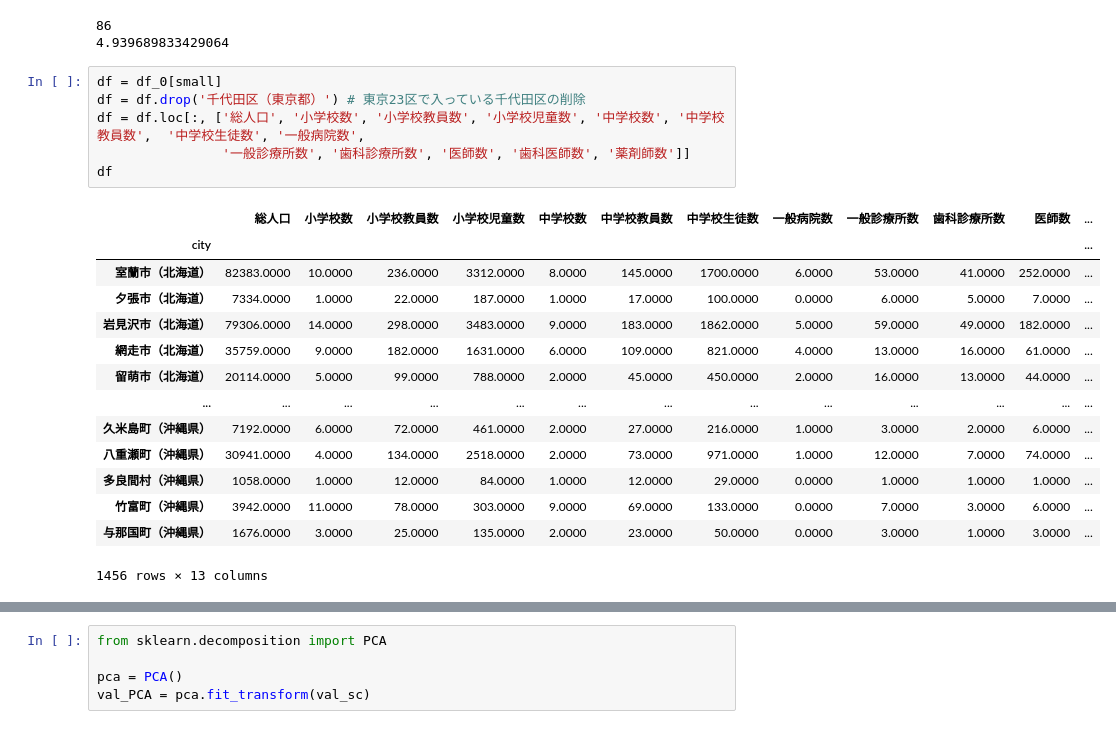
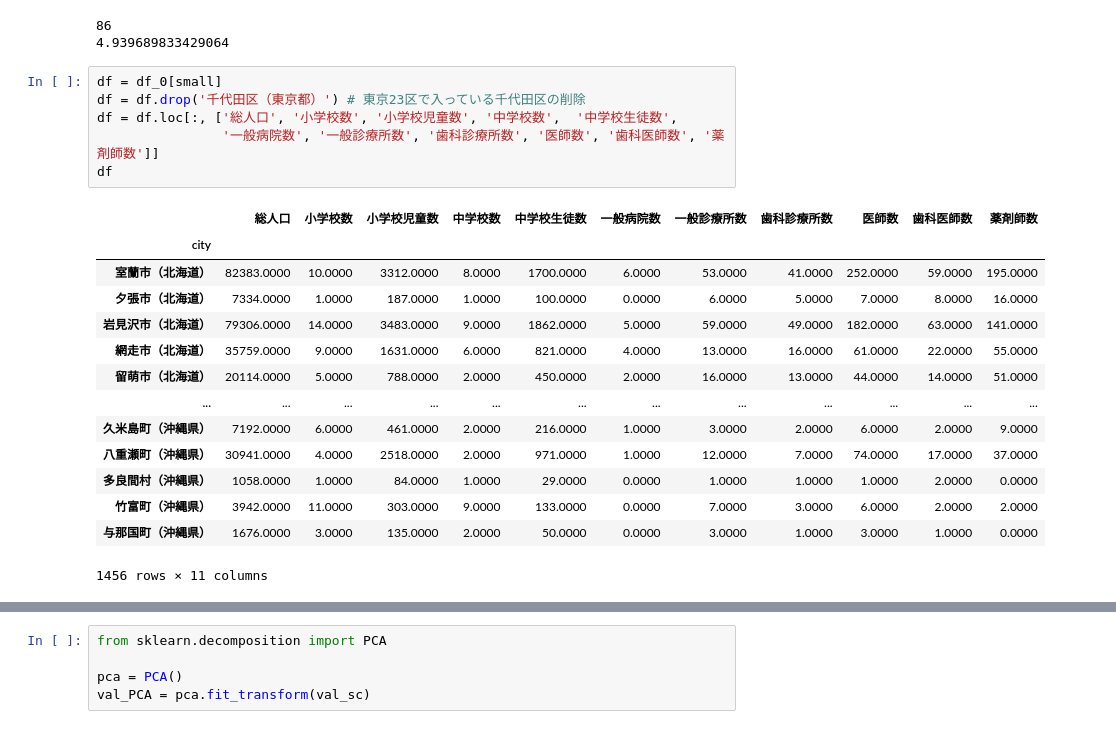
Before and after one commit to tMaehashi/City-Analysis, a Jupyter notebook: Code/small_city.ipynb, the cells around one changed output, grey strips where cells are left out. Saved outputs shown, nothing was run; the diff lists cells and outputs as text.

```diff
--- a/Code/small_city.ipynb
+++ b/Code/small_city.ipynb
@@ -60,23 +60,23 @@ print((large.sum() / 1741) * 100)
 # %%
 df = df_0[small]
 df = df.drop('千代田区（東京都）') # 東京23区で入っている千代田区の削除
-df = df.loc[:, ['総人口', '小学校数', '小学校教員数', '小学校児童数', '中学校数', '中学校教員数',  '中学校生徒数', '一般病院数',
-                '一般診療所数', '歯科診療所数', '医師数', '歯科医師数', '薬剤師数']]
+df = df.loc[:, ['総人口', '小学校数', '小学校児童数', '中学校数',  '中学校生徒数',
+                '一般病院数', '一般診療所数', '歯科診療所数', '医師数', '歯科医師数', '薬剤師数']]
 df
 # %% [output]
-|  | 総人口 | 小学校数 | 小学校教員数 | 小学校児童数 | 中学校数 | 中学校教員数 | 中学校生徒数 | 一般病院数 | 一般診療所数 | 歯科診療所数 | 医師数 | ... |
-| city |  |  |  |  |  |  |  |  |  |  |  | ... |
-| 室蘭市（北海道） | 82383.0000 | 10.0000 | 236.0000 | 3312.0000 | 8.0000 | 145.0000 | 1700.0000 | 6.0000 | 53.0000 | 41.0000 | 252.0000 | ... |
-| 夕張市（北海道） | 7334.0000 | 1.0000 | 22.0000 | 187.0000 | 1.0000 | 17.0000 | 100.0000 | 0.0000 | 6.0000 | 5.0000 | 7.0000 | ... |
-| 岩見沢市（北海道） | 79306.0000 | 14.0000 | 298.0000 | 3483.0000 | 9.0000 | 183.0000 | 1862.0000 | 5.0000 | 59.0000 | 49.0000 | 182.0000 | ... |
-| 網走市（北海道） | 35759.0000 | 9.0000 | 182.0000 | 1631.0000 | 6.0000 | 109.0000 | 821.0000 | 4.0000 | 13.0000 | 16.0000 | 61.0000 | ... |
-| 留萌市（北海道） | 20114.0000 | 5.0000 | 99.0000 | 788.0000 | 2.0000 | 45.0000 | 450.0000 | 2.0000 | 16.0000 | 13.0000 | 44.0000 | ... |
-| ... | ... | ... | ... | ... | ... | ... | ... | ... | ... | ... | ... | ... |
-| 久米島町（沖縄県） | 7192.0000 | 6.0000 | 72.0000 | 461.0000 | 2.0000 | 27.0000 | 216.0000 | 1.0000 | 3.0000 | 2.0000 | 6.0000 | ... |
-| 八重瀬町（沖縄県） | 30941.0000 | 4.0000 | 134.0000 | 2518.0000 | 2.0000 | 73.0000 | 971.0000 | 1.0000 | 12.0000 | 7.0000 | 74.0000 | ... |
-| 多良間村（沖縄県） | 1058.0000 | 1.0000 | 12.0000 | 84.0000 | 1.0000 | 12.0000 | 29.0000 | 0.0000 | 1.0000 | 1.0000 | 1.0000 | ... |
-| 竹富町（沖縄県） | 3942.0000 | 11.0000 | 78.0000 | 303.0000 | 9.0000 | 69.0000 | 133.0000 | 0.0000 | 7.0000 | 3.0000 | 6.0000 | ... |
-| 与那国町（沖縄県） | 1676.0000 | 3.0000 | 25.0000 | 135.0000 | 2.0000 | 23.0000 | 50.0000 | 0.0000 | 3.0000 | 1.0000 | 3.0000 | ... |
+|  | 総人口 | 小学校数 | 小学校児童数 | 中学校数 | 中学校生徒数 | 一般病院数 | 一般診療所数 | 歯科診療所数 | 医師数 | 歯科医師数 | 薬剤師数 |
+| city |  |  |  |  |  |  |  |  |  |  |  |
+| 室蘭市（北海道） | 82383.0000 | 10.0000 | 3312.0000 | 8.0000 | 1700.0000 | 6.0000 | 53.0000 | 41.0000 | 252.0000 | 59.0000 | 195.0000 |
+| 夕張市（北海道） | 7334.0000 | 1.0000 | 187.0000 | 1.0000 | 100.0000 | 0.0000 | 6.0000 | 5.0000 | 7.0000 | 8.0000 | 16.0000 |
+| 岩見沢市（北海道） | 79306.0000 | 14.0000 | 3483.0000 | 9.0000 | 1862.0000 | 5.0000 | 59.0000 | 49.0000 | 182.0000 | 63.0000 | 141.0000 |
+| 網走市（北海道） | 35759.0000 | 9.0000 | 1631.0000 | 6.0000 | 821.0000 | 4.0000 | 13.0000 | 16.0000 | 61.0000 | 22.0000 | 55.0000 |
+| 留萌市（北海道） | 20114.0000 | 5.0000 | 788.0000 | 2.0000 | 450.0000 | 2.0000 | 16.0000 | 13.0000 | 44.0000 | 14.0000 | 51.0000 |
+| ... | ... | ... | ... | ... | ... | ... | ... | ... | ... | ... | ... |
+| 久米島町（沖縄県） | 7192.0000 | 6.0000 | 461.0000 | 2.0000 | 216.0000 | 1.0000 | 3.0000 | 2.0000 | 6.0000 | 2.0000 | 9.0000 |
+| 八重瀬町（沖縄県） | 30941.0000 | 4.0000 | 2518.0000 | 2.0000 | 971.0000 | 1.0000 | 12.0000 | 7.0000 | 74.0000 | 17.0000 | 37.0000 |
+| 多良間村（沖縄県） | 1058.0000 | 1.0000 | 84.0000 | 1.0000 | 29.0000 | 0.0000 | 1.0000 | 1.0000 | 1.0000 | 2.0000 | 0.0000 |
+| 竹富町（沖縄県） | 3942.0000 | 11.0000 | 303.0000 | 9.0000 | 133.0000 | 0.0000 | 7.0000 | 3.0000 | 6.0000 | 2.0000 | 2.0000 |
+| 与那国町（沖縄県） | 1676.0000 | 3.0000 | 135.0000 | 2.0000 | 50.0000 | 0.0000 | 3.0000 | 1.0000 | 3.0000 | 1.0000 | 0.0000 |
-1456 rows × 13 columns
+1456 rows × 11 columns
 # %%
 df.loc[:, '小学校1校当たり児童数'] = df.loc[:, '小学校児童数'] / df.loc[:, '小学校数']
```
Also changed, not shown: parts of 28 cells of this notebook.
